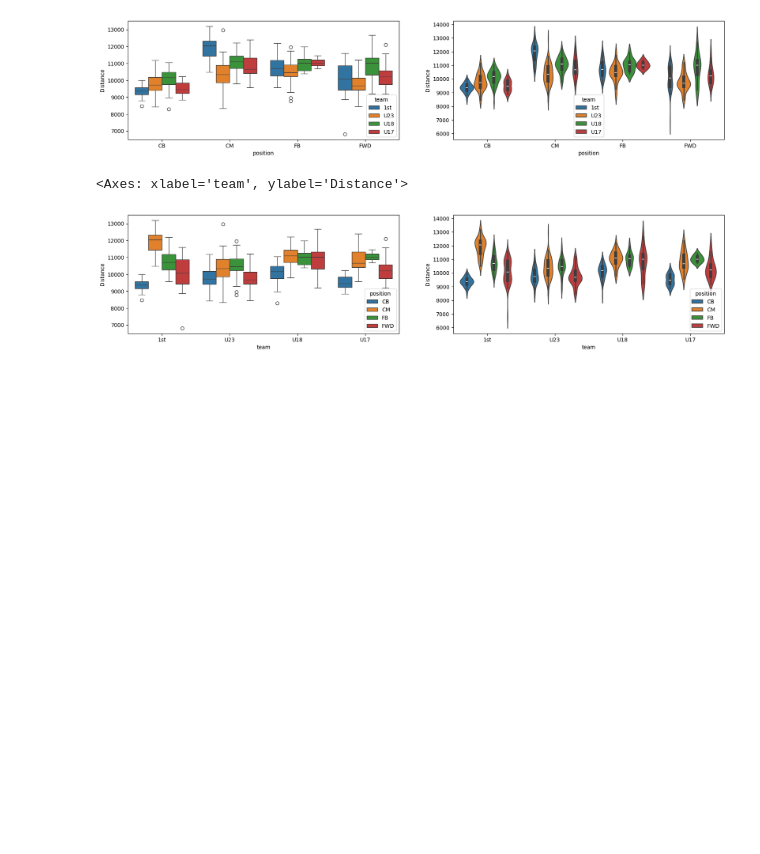
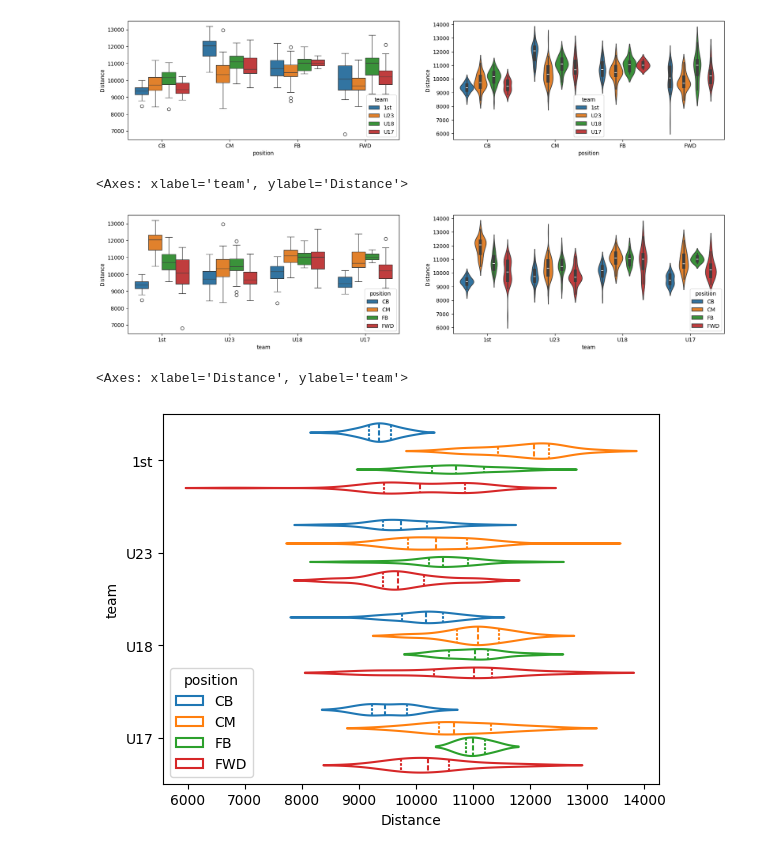
Before and after one commit to JTPiingtoh/GPSproject, a Jupyter notebook: boxplots2.ipynb, the cells around one changed output. Cells and saved outputs as stored; diff of their text form; code cells hidden in the pictures; blank space fills up the shorter version.

Commit message:
updated figure generator for new bands

```diff
--- a/boxplots2.ipynb
+++ b/boxplots2.ipynb
@@ -80,0 +79,10 @@ sns.rid
+# %%
+sns.violinplot(x = df[measure],
+            y = df["team"],
+            hue = df["position"],
+            split=False,
+            inner="quart",
+            fill=False)
+# %% [output]
+<Axes: xlabel='Distance', ylabel='team'>
+[figure, added]
```
Also changed, not shown: parts of 1 cell of this notebook, 4 other files.
